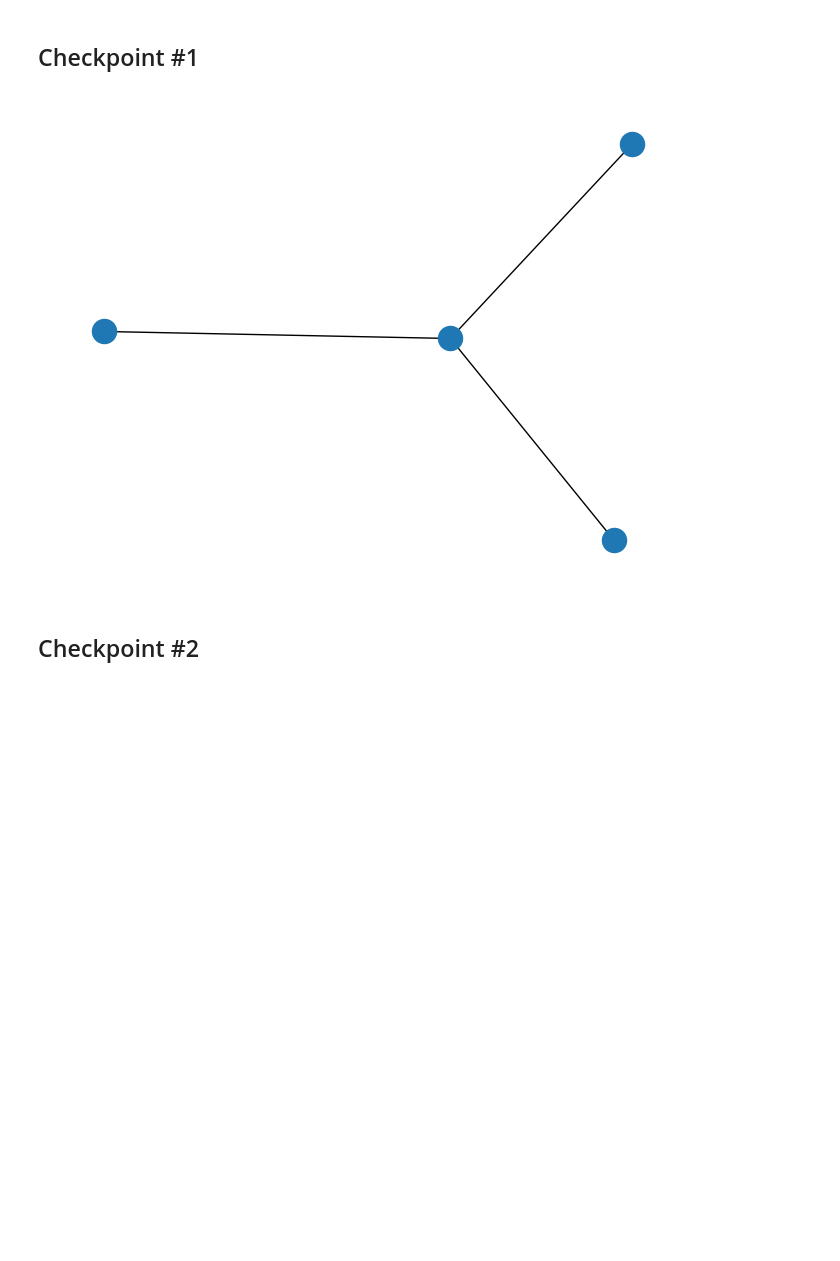
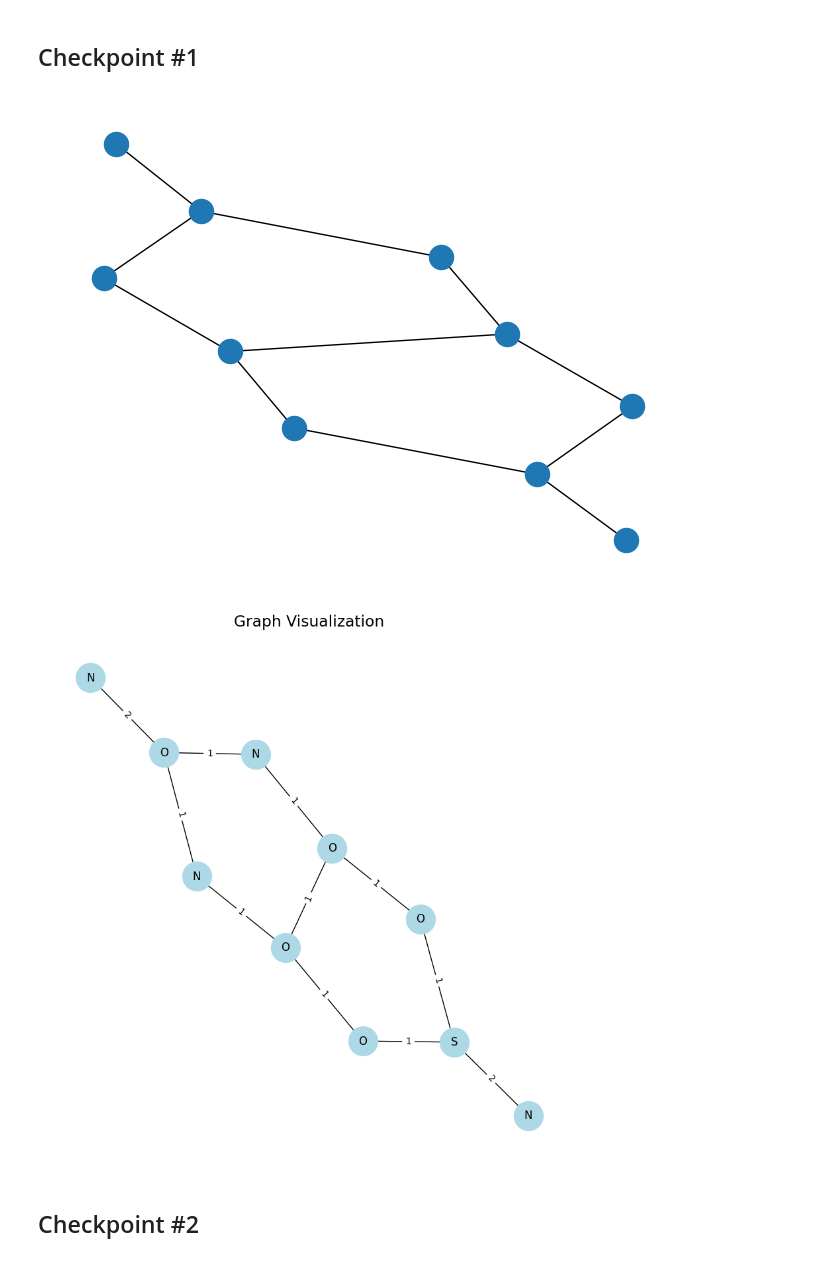
Before and after one commit to hausersamuel/Datenanalysis_II_project, a Jupyter notebook: Sol_1_GNN_Tutorial_Pierini_annotaded.ipynb, the cells around one changed output. Drawn from its saved outputs; the diff is of its cells as text; code cells hidden in the pictures; blank space fills up the shorter version.

```diff
--- a/Sol_1_GNN_Tutorial_Pierini_annotaded.ipynb
+++ b/Sol_1_GNN_Tutorial_Pierini_annotaded.ipynb
@@ -252,11 +252,17 @@ def graph_tensor_to_networkx(graph_tensor: tfgnn.GraphTensor) -> nx.Graph:
 ## Checkpoint #1
 # %%
 # TODO #1: Get one of the train graph and plot it with networkx
-my_graph = train_graphs[5]
+my_graph = train_graphs[70]
 my_graph_nx = graph_tensor_to_networkx(my_graph)
-nx.draw(my_graph_nx)
+
+#my_graph_nx.add_node(...,Feature=...)
+#my_graph_nx.add_edge(...)
+
+#nx.draw(my_graph_nx)
+plot_networkx_graph(my_graph_nx,plot_with_ids=False)
 # %% [output]
-[figure, old version]
+[figure, new version]
+[figure, added]
 # %% [markdown]
 ## Checkpoint #2
 # %%
```
Also changed, not shown: parts of 1 cell of this notebook.
